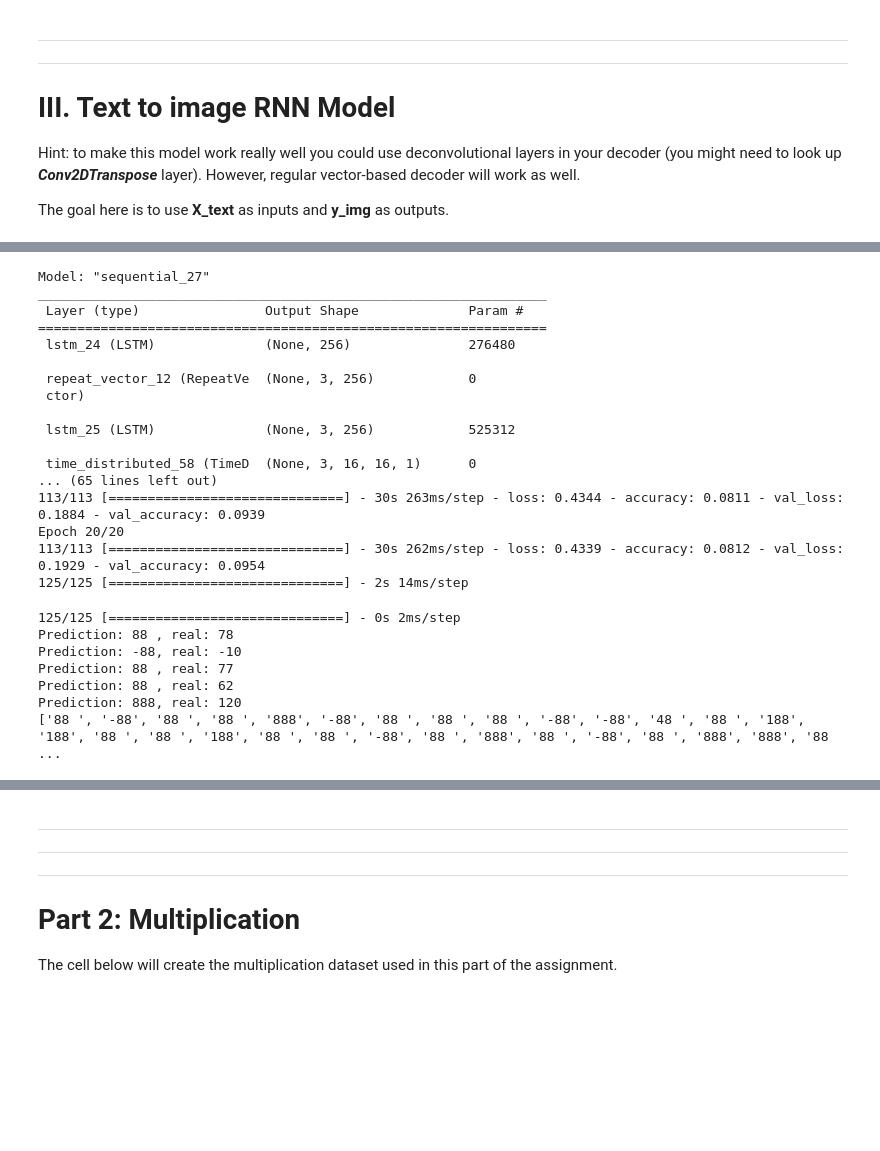
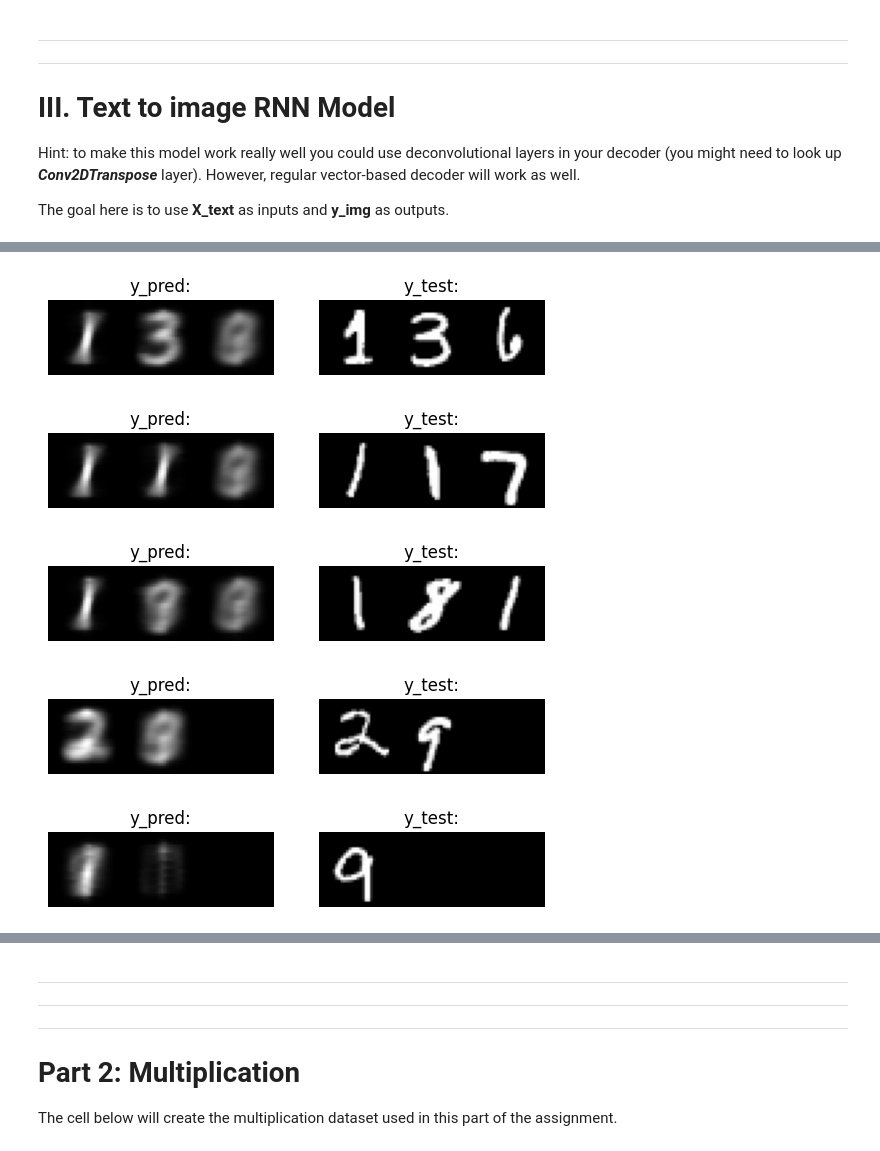
Before and after one commit to Spijkerberg/IDL-A2, a Jupyter notebook: individual_solns/A2_menno_tim.ipynb, the cells around one changed output, grey strips where cells are left out. Saved outputs shown, nothing was run; the diff lists cells and outputs as text; code cells hidden in the pictures; blank space fills up the shorter version.

```diff
--- a/individual_solns/A2_menno_tim.ipynb
+++ b/individual_solns/A2_menno_tim.ipynb
@@ -1160,51 +1262,30 @@ for i in range(5):
+# %%
+for i in np.random.randint(0,2000,5):
+  display_sample_prediction(i)
+# %% [output]
+[figure, added]
+[figure, added]
+[figure, added]
+[figure, added]
+[figure, added]
 # %%
-for narch in [1]:
-    model = build_text2img_model(arch=narch,show_summary=True)
+# for narch in [1]:
+#     model = build_text2img_model(arch=narch,show_summary=True)
 
-    fit_kwargs = {
-        'batch_size': 128,
-        'validation_split': 0.1,
-        'epochs': 20,
-    }
+#     fit_kwargs = {
+#         'batch_size': 128,
+#         'validation_split': 0.1,
+#         'epochs': 5,
+#     }
 
-    metrics = ['accuracy']
+#     metrics = ['accuracy']
 
-    train_score = [np.nan]*(len(metrics)+1)
-    test_score = [np.nan]*(len(metrics)+1)
+#     train_score = [np.nan]*(len(metrics)+1)
+#     test_score = [np.nan]*(len(metrics)+1)
+#     inputs = X_text_onehot
+#     outputs = y_img
 
-    X_train, X_test, y_train, y_test = train_test_split(inputs, outputs, train_size=float(0.8))
+#     X_train, X_test, y_train, y_test = train_test_split(inputs, outputs, train_size=float(0.8))
 
-    model.fit(X_train, y_train, **fit_kwargs, verbose=1)
-    pred = model.predict(X_test)#.reshape(len(X_test),28,28,3) approximation of y_test
+#     model.fit(X_train, y_train, **fit_kwargs, verbose=1)
+#     pred = model.predict(X_test)#.reshape(len(X_test),28,28,3) approximation of y_test
-# %% [output]
-Model: "sequential_27"
-_________________________________________________________________
- Layer (type)                Output Shape              Param #
-=================================================================
- lstm_24 (LSTM)              (None, 256)               276480
-
- repeat_vector_12 (RepeatVe  (None, 3, 256)            0
- ctor)
-
- lstm_25 (LSTM)              (None, 3, 256)            525312
-
- time_distributed_58 (TimeD  (None, 3, 16, 16, 1)      0
-... (65 lines left out)
-113/113 [==============================] - 30s 263ms/step - loss: 0.4344 - accuracy: 0.0811 - val_loss: 0.1884 - val_accuracy: 0.0939
-Epoch 20/20
-113/113 [==============================] - 30s 262ms/step - loss: 0.4339 - accuracy: 0.0812 - val_loss: 0.1929 - val_accuracy: 0.0954
-125/125 [==============================] - 2s 14ms/step
-# %%
-pred_onehot = mod.predict(pred)
-for i in range(5):
-    print(f"Prediction: {decode_labels(pred_onehot[i])}, real: {decode_labels(y_test_onehot[i])}")
-
-print([decode_labels(yeet) for yeet in pred_onehot])
-# %% [output]
-125/125 [==============================] - 0s 2ms/step
-Prediction: 88 , real: 78
-Prediction: -88, real: -10
-Prediction: 88 , real: 77
-Prediction: 88 , real: 62
-Prediction: 888, real: 120
-['88 ', '-88', '88 ', '88 ', '888', '-88', '88 ', '88 ', '88 ', '-88', '-88', '48 ', '88 ', '188', '188', '88 ', '88 ', '188', '88 ', '88 ', '-88', '88 ', '888', '88 ', '-88', '88 ', '888', '888', '88 ...
```
Also changed, not shown: parts of 11 cells of this notebook.
